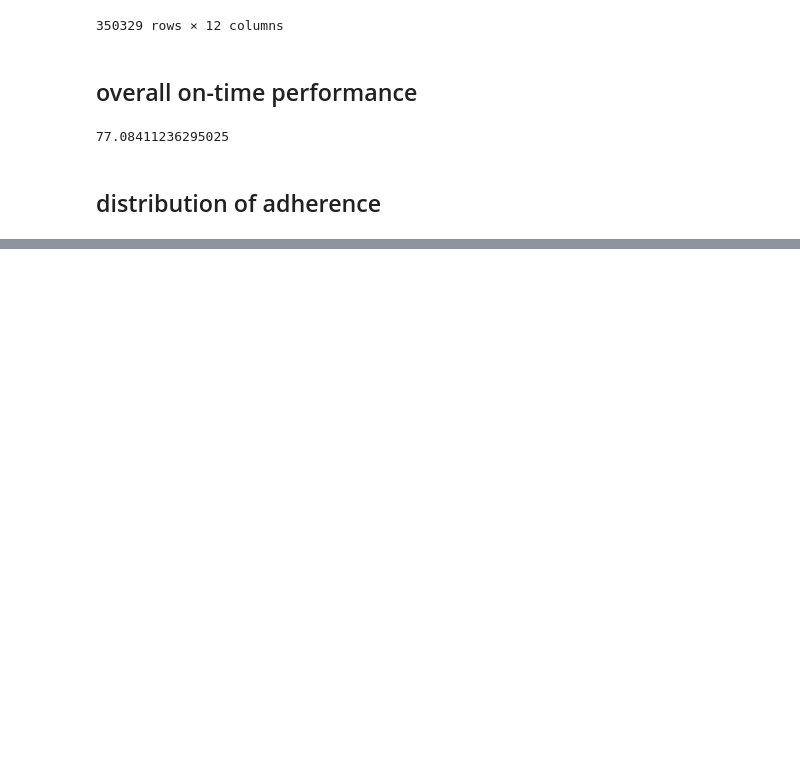
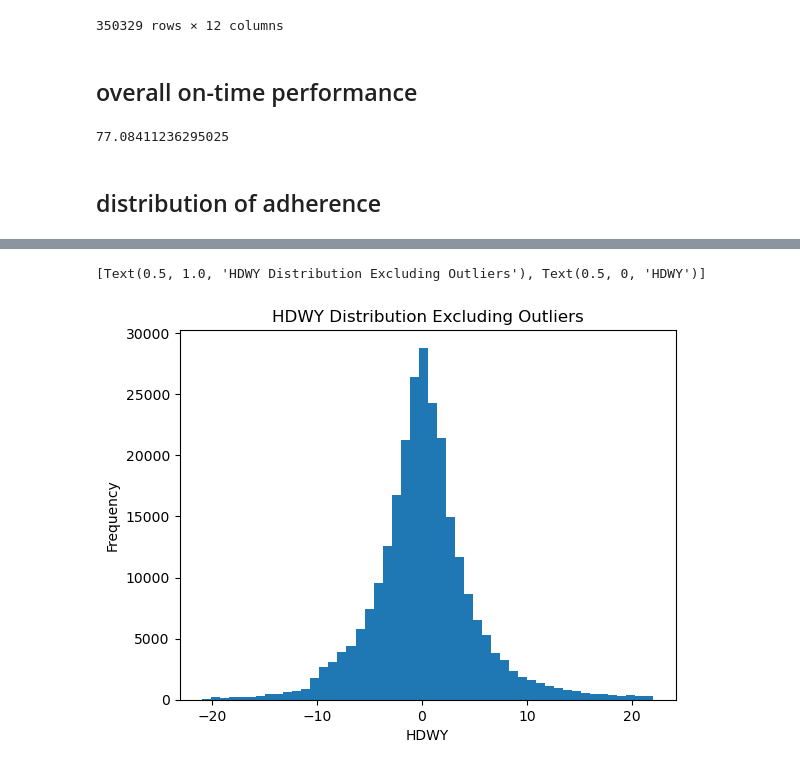
Before and after one commit to NSS-Data-Analytics-Cohort-11/wego-raiders, a Jupyter notebook: notebooks/wego.ipynb, the cells around one changed output, grey strips where cells are left out. Drawn from its saved outputs; the diff is of its cells as text; code cells hidden in the pictures; blank space fills up the shorter version.

```diff
--- a/notebooks/wego.ipynb
+++ b/notebooks/wego.ipynb
@@ -89,0 +162,18 @@ wego[[
+# %%
+ad_mean = wego['HDWY_DEV'].mean()
+ad_std = np.std(wego['HDWY_DEV'])
+ax = (
+    wego[wego['HDWY_DEV'].between(ad_mean - ad_std*3,
+                                   ad_mean + ad_std*3,
+                                   inclusive='both')]
+    ['HDWY_DEV']
+    .plot(kind='hist',
+          bins=50)
+)
+ax.set(
+    title='HDWY Distribution Excluding Outliers',
+    xlabel='HDWY'
+    )
+# %% [output]
+[Text(0.5, 1.0, 'HDWY Distribution Excluding Outliers'), Text(0.5, 0, 'HDWY')]
+[figure, added]
```
Also changed, not shown: parts of 23 cells of this notebook.
